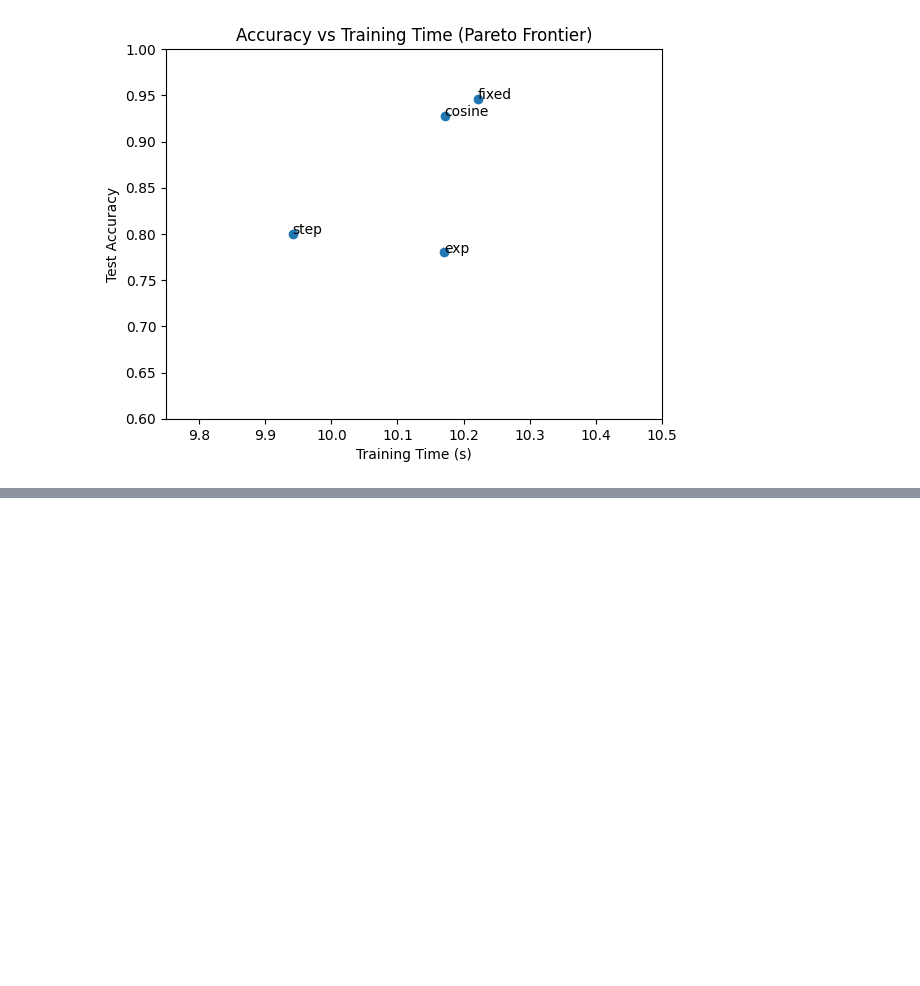
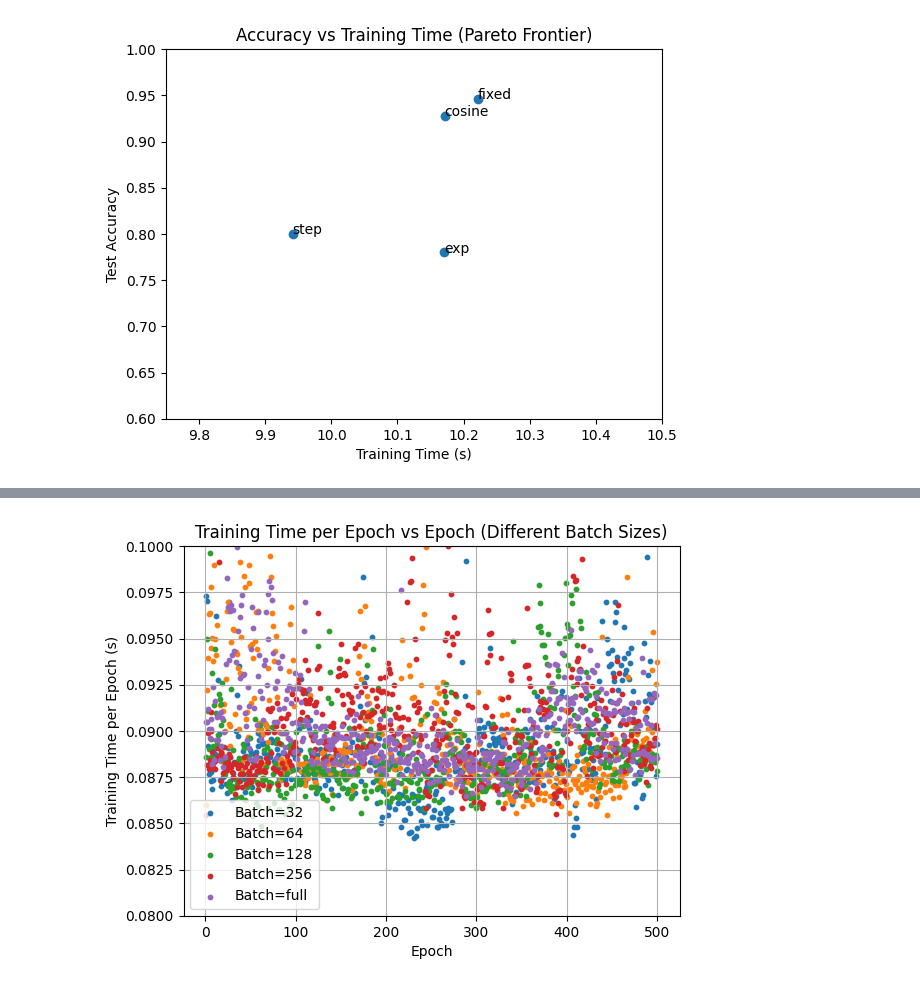
Before and after one commit to Featherless-bipod/variableMLP, a Jupyter notebook: src/main2.ipynb, the cells around one changed output, grey strips where cells are left out. Drawn from its saved outputs; the diff is of its cells as text; code cells hidden in the pictures; blank space fills up the shorter version.

```diff
--- a/src/main2.ipynb
+++ b/src/main2.ipynb
@@ -409,0 +454,16 @@ Text(0.5, 1.0, 'Accuracy vs Training Time (Pareto Frontier)')
+# %%
+for B in batch_sizes:
+    epoch_times = Bresults_dic[B]["epoch time"]  # list of per-epoch durations
+    epochs = np.arange(1, len(epoch_times) + 1)  # epoch indices
+    label = B if B is not None else "full"
+    plt.scatter(epochs, epoch_times, s=10, label=f"Batch={label}")
+
+plt.xlabel("Epoch")
+plt.ylabel("Training Time per Epoch (s)")
+plt.ylim(0.08,0.1)
+plt.title("Training Time per Epoch vs Epoch (Different Batch Sizes)")
+plt.legend()
+plt.grid(True)
+plt.show()
+# %% [output]
+[figure, added]
```
Also changed, not shown: parts of 11 cells of this notebook, 2 other files.
